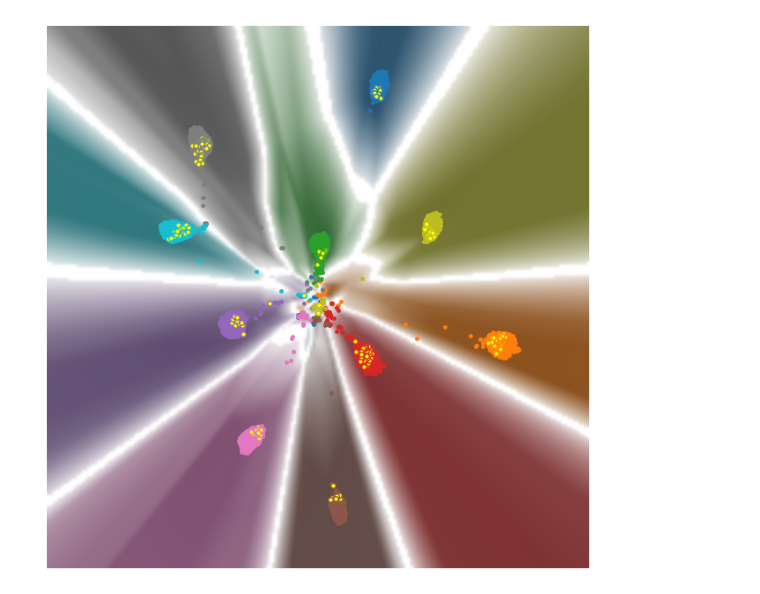
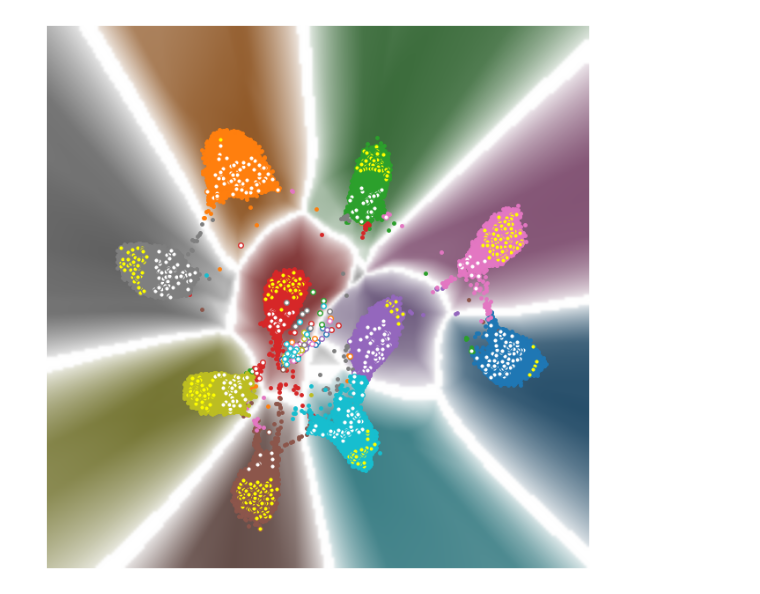
Before and after one commit to code-philia/Trustvis, a Jupyter notebook: GridDviexperiments/skeleton.ipynb, the cells around one changed output. Drawn from its saved outputs; the diff is of its cells as text; code cells hidden in the pictures.

```diff
--- a/GridDviexperiments/skeleton.ipynb
+++ b/GridDviexperiments/skeleton.ipynb
@@ -79,6 +79,8 @@ To enable them in other operations, rebuild TensorFlow with the appropriate comp
 Finish initialization...
 # %%
-epoch = 15
+epoch = 10
+save_dir = os.path.join(data_provider.model_path, "Epoch_{}".format(epoch))
+
 def if_border(data):
     mesh_preds = data_provider.get_pred(epoch, data)
     mesh_preds = mesh_preds + 1e-8
@@ -89,24 +91,35 @@ def if_border(data):
     border[diff < 0.15] = 1
 
     return border
-vis_model_name = 'trustvis'
+vis_model_name = 'trustvis_'
 projector = DVIProjector(vis_model=model, content_path=CONTENT_PATH, vis_model_name=vis_model_name, device=DEVICE)
-from singleVis.visualizer_forskeleton import visualizer
+from singleVis.skeVis import visualizer
 
-vis = visualizer(data_provider, projector, 200, "tab10")
+vis = visualizer(data_provider, projector, 200, "tab10", "#fff")
 
 ####### get proxy ########
 from trustVis.skeleton_generator import SkeletonGenerator
 skeleton_generator = SkeletonGenerator(data_provider,epoch)
 
 high_bom = skeleton_generator.skeleton_gen_use_perturb()
+# print("shape",high_bom.shape )
+centers = torch.randn(100, 512)
+centers = centers = centers / centers.norm(dim=1, keepdim=True) * 1
+centers = centers.cpu().detach().numpy()
 
-# high_bom = high_bom[-700:] # open to see center
-high_bom = high_bom[-335:]# open to see border
+high_bom = np.concatenate((high_bom, centers),axis = 0)
+high_bom_c = high_bom[-550:] # open to see center
+high_bom_b = high_bom[:550]# open to see border
+
+high_bom = np.concatenate((high_bom_c, high_bom_b),axis = 0)
+
 X = np.concatenate((high_bom, data_provider.train_representation(epoch)))
 border = np.zeros(len(X))
 
-border[:len(high_bom)] = 1
+border[:len(high_bom_c)] = 2
+
+border[len(high_bom_c):len(high_bom_c) + len(high_bom_b)] = 1
+
 border_elements_emd = projector.batch_project(epoch, X)
 
 
@@ -124,4 +137,4 @@ Successfully load the DVI visualization model for iteration 15
-[figure, old version]
+[figure, new version]
 # %%
 #### show training data
 vis.savefig(epoch,path=os.path.join(save_dir, "{}_{}_{}.png".format(DATASET, epoch, 'dvigrid')))
```
Also changed, not shown: parts of 7 cells of this notebook, 6 other files.
